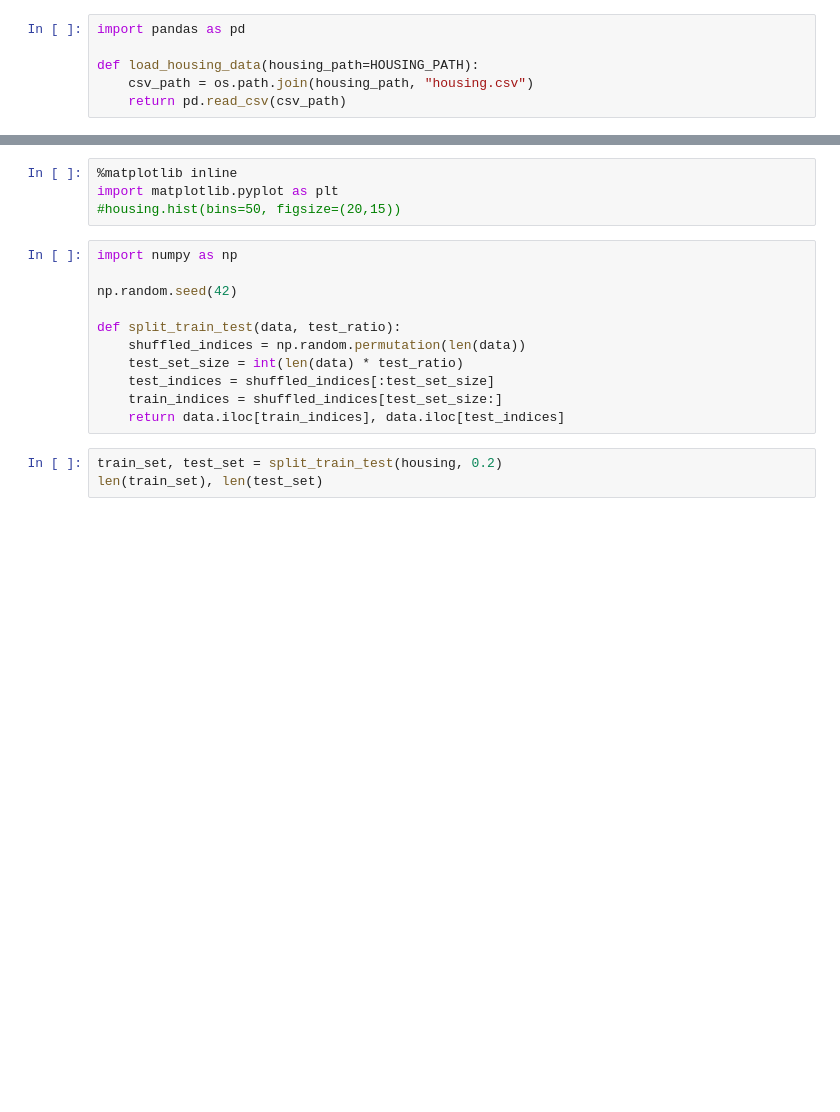
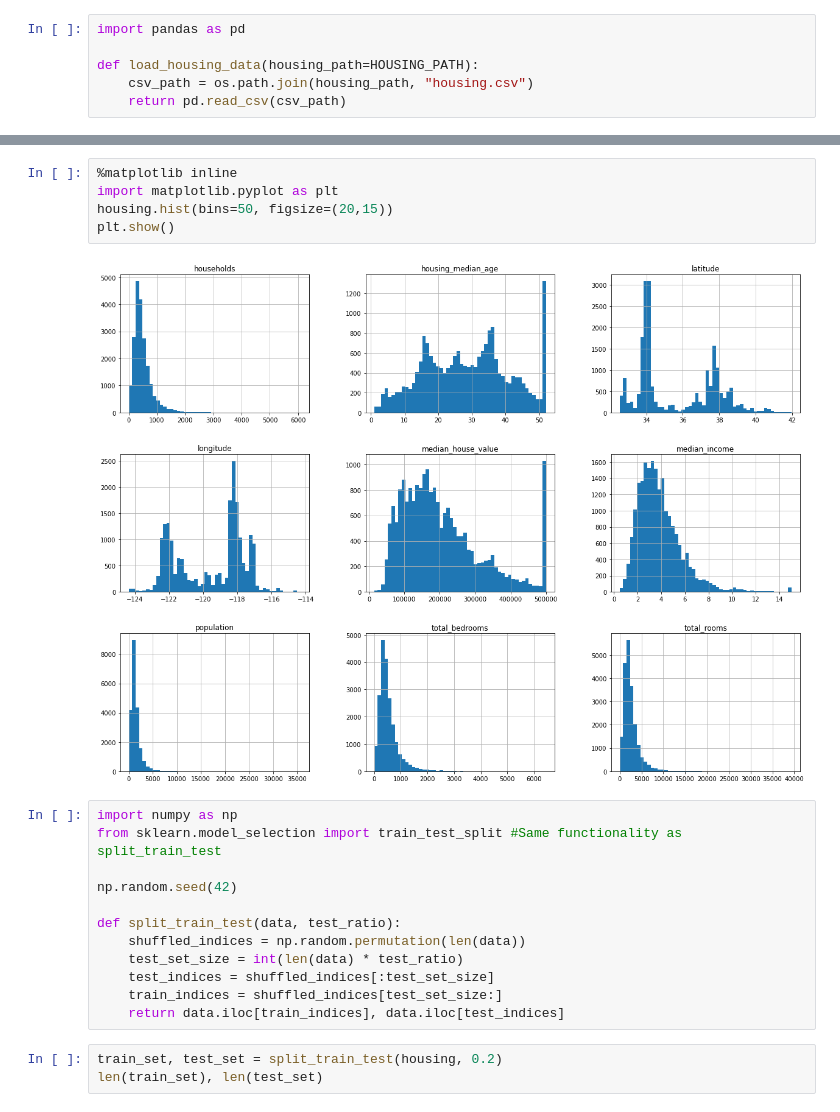
Before and after one commit to dominicwllmsn/handsonML, a Jupyter notebook: Housing.ipynb, the cells around one changed output, grey strips where cells are left out. Drawn from its saved outputs; the diff is of its cells as text; blank space fills up the shorter version.

```diff
--- a/Housing.ipynb
+++ b/Housing.ipynb
@@ -38,9 +41,13 @@ housing.describe()
 # %%
 %matplotlib inline
 import matplotlib.pyplot as plt
-#housing.hist(bins=50, figsize=(20,15))
+housing.hist(bins=50, figsize=(20,15))
+plt.show()
+# %% [output]
+[figure, added]
 # %%
 import numpy as np
+from sklearn.model_selection import train_test_split #Same functionality as split_train_test
 
 np.random.seed(42)
 
```
Also changed, not shown: parts of 10 cells of this notebook, 21 other files.
